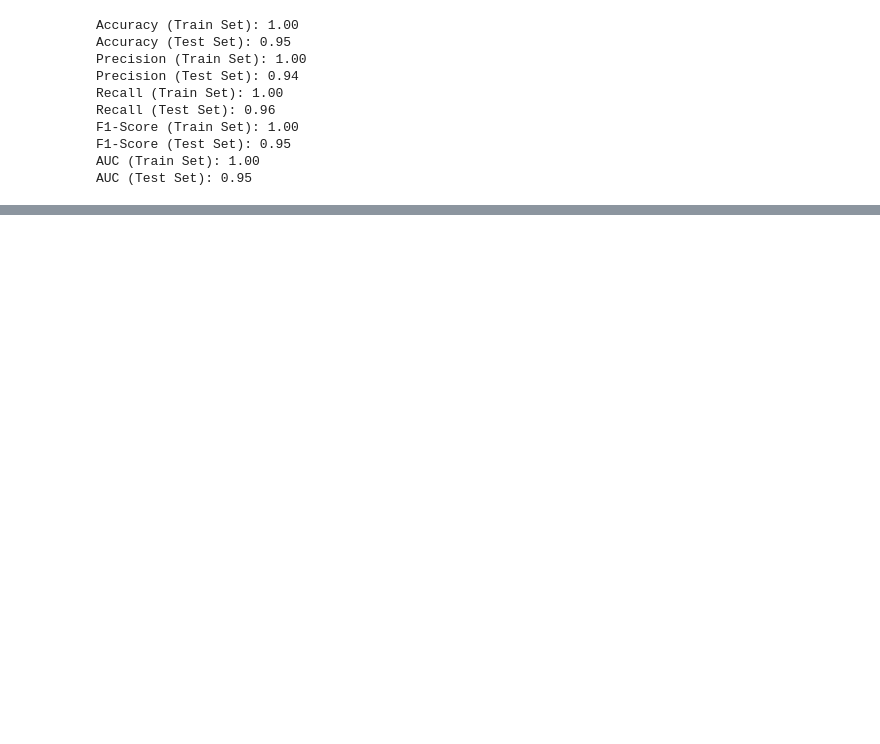
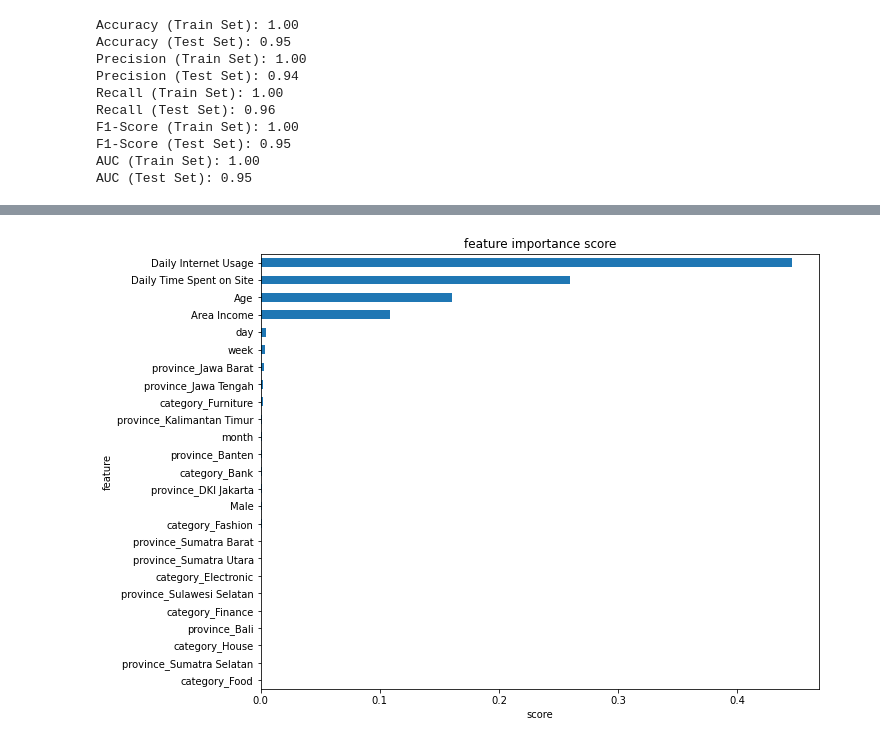
Before and after one commit to audryannoor/Predict-Clicked-Ads-Customer-Classification-by-using-Machine-Learning, a Jupyter notebook: Rafif Noor Audryan_Predict Clicked Ads Customer Classification by using Machine Learning.ipynb, the cells around one changed output, grey strips where cells are left out. Cells and saved outputs as stored; diff of their text form; code cells hidden in the pictures; blank space fills up the shorter version.

```diff
--- a/Rafif Noor Audryan_Predict Clicked Ads Customer Classification by using Machine Learning.ipynb
+++ b/Rafif Noor Audryan_Predict Clicked Ads Customer Classification by using Machine Learning.ipynb
@@ -1132,0 +1383,12 @@ Best C: 0.08858667904100823
+# %%
+models_dict = {}
+models_dict["Logistic Regression"] = logreg_tuned
+models_dict["Decision Tree"] = dtc_tuned
+models_dict["Random Forest"] = rfc_tuned
+models_dict["Gradient Boost"] = gbc_tuned
+models_dict["AdaBoost"] = ab_tuned
+models_dict["XGBoost"] = xg_tuned
+# %%
+for model_name, model in models_dict.items():
+    print(f"Training model {model_name}")
+    %time model.fit(X_train_norm,y_train)
@@ -1132,0 +1408,22 @@ Best C: 0.08858667904100823
+# %%
+# create list to store prediciton results
+train_prediction_results = []
+test_prediction_results = []
+
+train_val_time_elapsed = []
+
+for model_name, model in models_dict.items():
+    tstart = time.time()
+    print(f"Model on {model_name}")
+    # predict
+    model_pred_test = model.predict(X_test_norm)
+    test_prediction_results.append(model_pred_test)
+
+    # append result to list
+    model_pred_train = model.predict(X_train_norm)
+    train_prediction_results.append(model_pred_train)
+
+    tfinish = time.time()
+    time_elapsed = round((tfinish - tstart)*1000, 2)
+    train_val_time_elapsed.append(time_elapsed)
+    print(f"elapsed time: {time_elapsed} ms")
@@ -1132,0 +1490,13 @@ Best C: 0.08858667904100823
+# %%
+def show_feature_importance(model):
+    feat_importances = pd.Series(model.feature_importances_, index=X.columns)
+    ax = feat_importances.nlargest(25).plot(kind='barh', figsize=(10, 8))
+    ax.invert_yaxis()
+
+    plt.xlabel('score')
+    plt.ylabel('feature')
+    plt.title('feature importance score')
+# %%
+show_feature_importance(gbc_tuned.best_estimator_)
+# %% [output]
+[figure, added]
```
Also changed, not shown: parts of 102 cells of this notebook.
